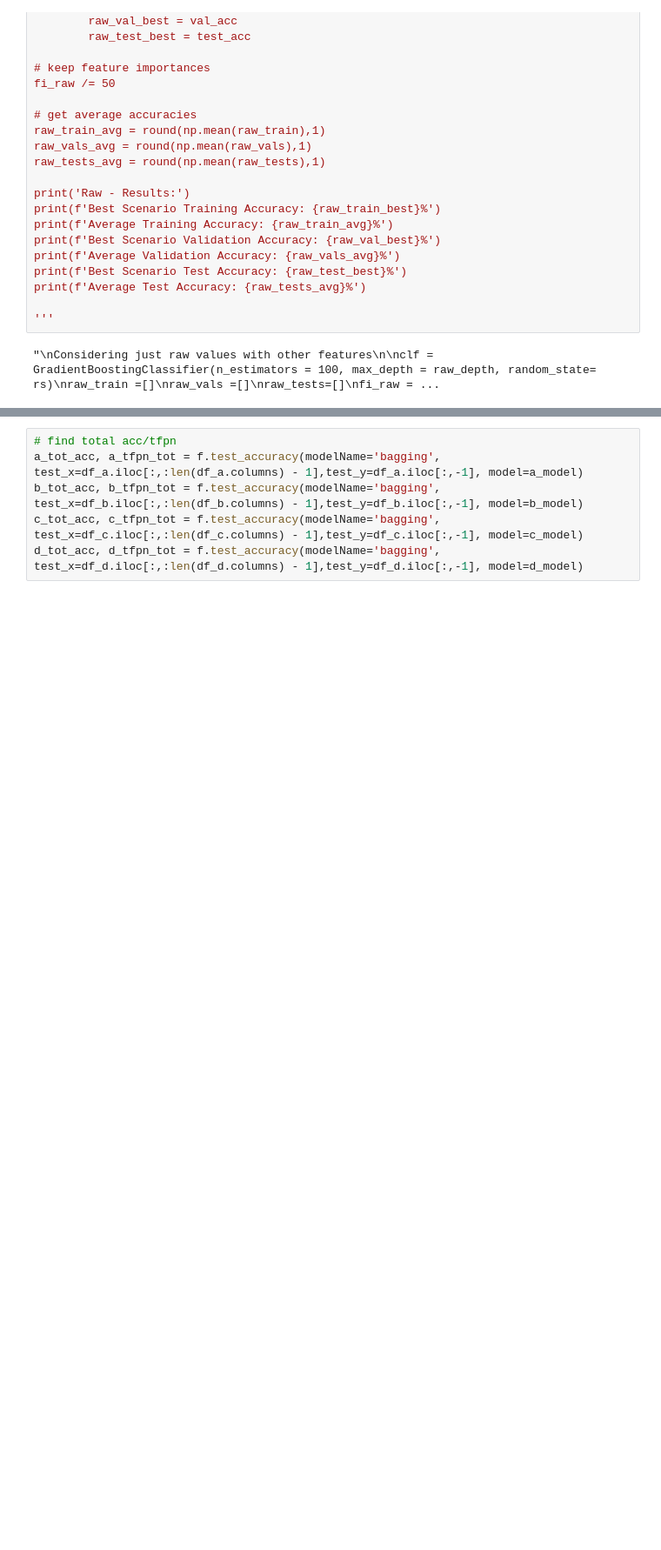
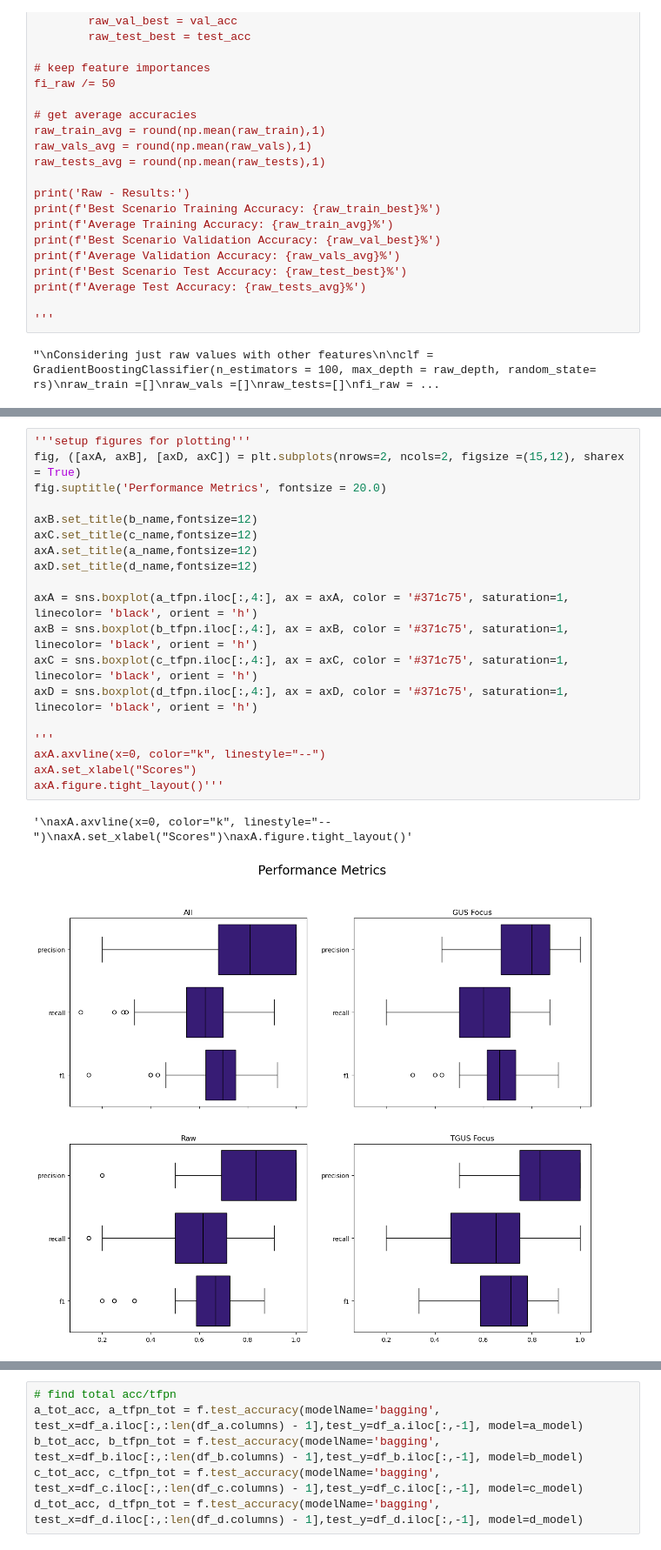
Before and after one commit to izguenther6/orie4741-final, a Jupyter notebook: scripts/trees.ipynb, the cells around one changed output, grey strips where cells are left out. Shown at 87% size. Saved outputs shown, nothing was run; the diff lists cells and outputs as text; blank space fills up the shorter version.

Commit message:
other performance metrics added

```diff
--- a/scripts/trees.ipynb
+++ b/scripts/trees.ipynb
@@ -495,0 +497,22 @@ ax.figure.tight_layout()
+# %%
+'''setup figures for plotting'''
+fig, ([axA, axB], [axD, axC]) = plt.subplots(nrows=2, ncols=2, figsize =(15,12), sharex = True)
+fig.suptitle('Performance Metrics', fontsize = 20.0)
+
+axB.set_title(b_name,fontsize=12)
+axC.set_title(c_name,fontsize=12)
+axA.set_title(a_name,fontsize=12)
+axD.set_title(d_name,fontsize=12)
+
+axA = sns.boxplot(a_tfpn.iloc[:,4:], ax = axA, color = '#371c75', saturation=1, linecolor= 'black', orient = 'h')
+axB = sns.boxplot(b_tfpn.iloc[:,4:], ax = axB, color = '#371c75', saturation=1, linecolor= 'black', orient = 'h')
+axC = sns.boxplot(c_tfpn.iloc[:,4:], ax = axC, color = '#371c75', saturation=1, linecolor= 'black', orient = 'h')
+axD = sns.boxplot(d_tfpn.iloc[:,4:], ax = axD, color = '#371c75', saturation=1, linecolor= 'black', orient = 'h')
+
+'''
+axA.axvline(x=0, color="k", linestyle="--")
+axA.set_xlabel("Scores")
+axA.figure.tight_layout()'''
+# %% [output]
+'\naxA.axvline(x=0, color="k", linestyle="--")\naxA.set_xlabel("Scores")\naxA.figure.tight_layout()'
+[figure, added]
```
Also changed, not shown: parts of 12 cells of this notebook, 6 other files.
